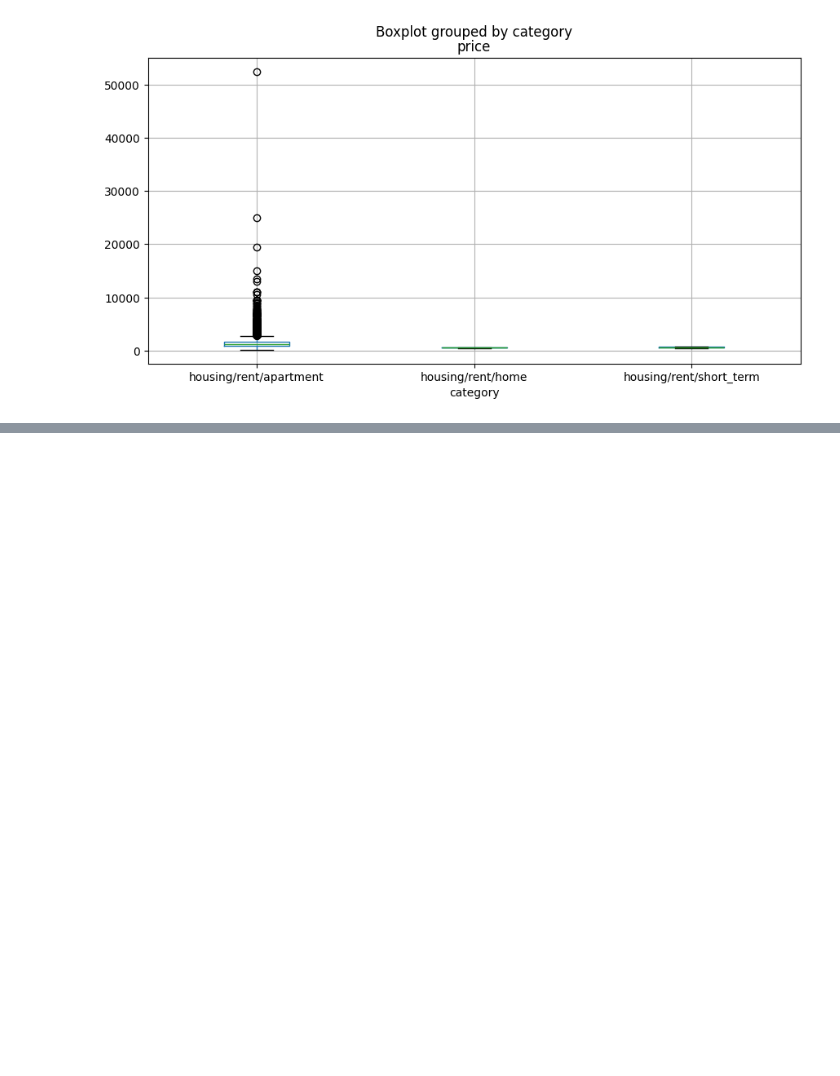
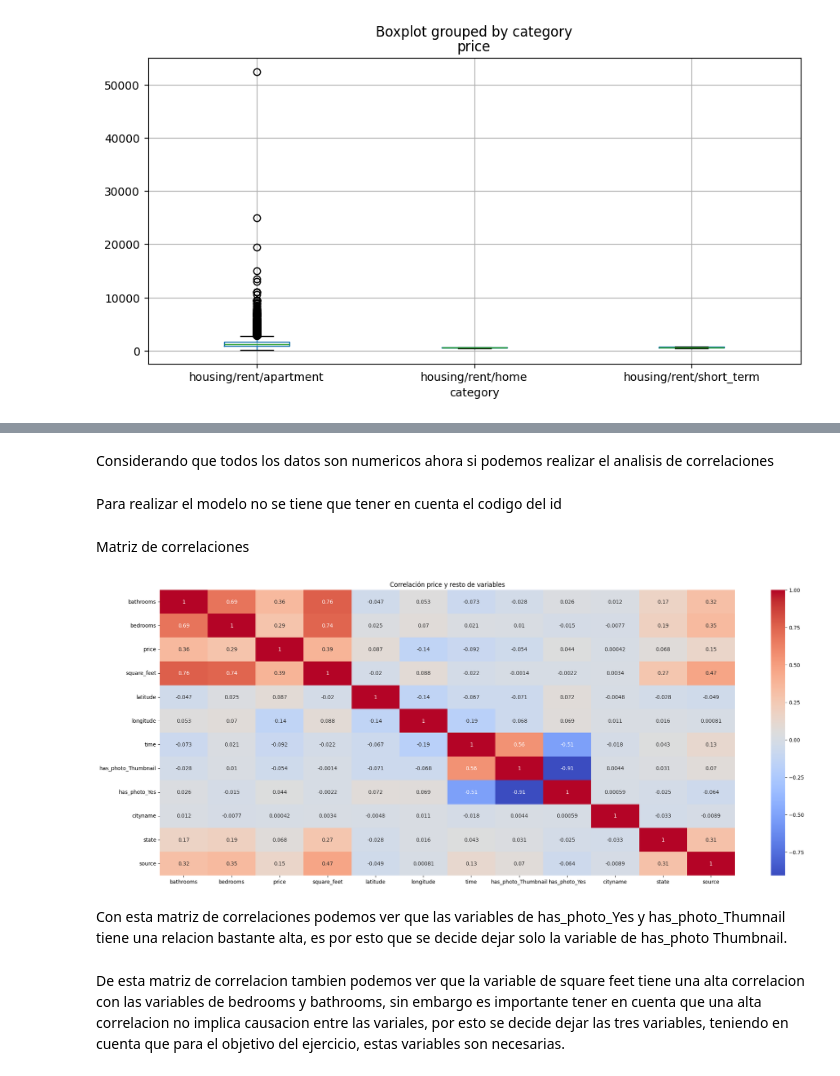
Before and after one commit to ManuelaLizcano/BS-Proyecto1, a Jupyter notebook: Proyecto1/proyecto1.ipynb, the cells around one changed output, grey strips where cells are left out. Drawn from its saved outputs; the diff is of its cells as text; code cells hidden in the pictures; blank space fills up the shorter version.

Commit message:
ingenieriaDatos(ManuelaLizcano)

```diff
--- a/Proyecto1/proyecto1.ipynb
+++ b/Proyecto1/proyecto1.ipynb
@@ -193,0 +399,18 @@ plt.show()
+# %%
+data_ciudad=df1["cityname"]
+encoded_vals_ciudad= encoder.fit_transform(data_ciudad)
+df_encoded_ciudad=pd.DataFrame(encoded_vals_ciudad, columns=["cityname"])
+df1=df1.drop("cityname", axis=1)
+df1=pd.concat([df1,df_encoded_ciudad], axis=1)
+# %%
+data_estado=df1["state"]
+encoded_vals_estado= encoder.fit_transform(data_estado)
+df_encoded_estado=pd.DataFrame(encoded_vals_estado, columns=["state"])
+df1=df1.drop("state", axis=1)
+df1=pd.concat([df1,df_encoded_estado], axis=1)
+# %%
+data_fuente=df1["source"]
+encoded_vals_fuente= encoder.fit_transform(data_fuente)
+df_encoded_fuente=pd.DataFrame(encoded_vals_fuente, columns=["source"])
+df1=df1.drop("source", axis=1)
+df1=pd.concat([df1,df_encoded_fuente], axis=1)
@@ -193,0 +440,20 @@ plt.show()
+# %% [markdown]
+Considerando que todos los datos son numericos ahora si podemos realizar el analisis de correlaciones
+# %%
+df1 = df1.drop("id", axis=1)
+# %% [markdown]
+Para realizar el modelo no se tiene que tener en cuenta el codigo del id
+# %% [markdown]
+Matriz de correlaciones
+# %%
+plt.figure(figsize=(25, 10))
+sns.heatmap(df1.corr(), annot=True, cmap='coolwarm')
+
+plt.title('Correlación price y resto de variables')
+plt.show()
+# %% [output]
+[figure, added]
+# %% [markdown]
+Con esta matriz de correlaciones podemos ver que las variables de has_photo_Yes y has_photo_Thumnail tiene una relacion bastante alta, es por esto que se decide dejar solo la variable de has_photo Thumbnail.
+# %% [markdown]
+De esta matriz de correlacion tambien podemos ver que la variable de square feet tiene una alta correlacion con las variables de bedrooms y bathrooms, sin embargo es importante tener en cuenta que una alta correlacion no implica causacion entre las variales, por esto se decide dejar las tres variables, teniendo en cuenta que para el objetivo del ejercicio, estas variables son necesarias.
```
Also changed, not shown: parts of 44 cells of this notebook.
